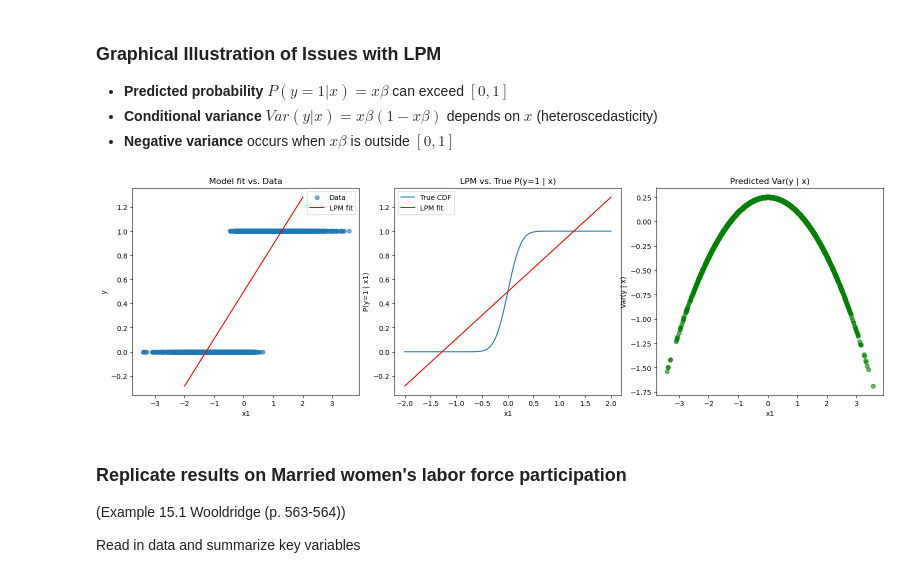
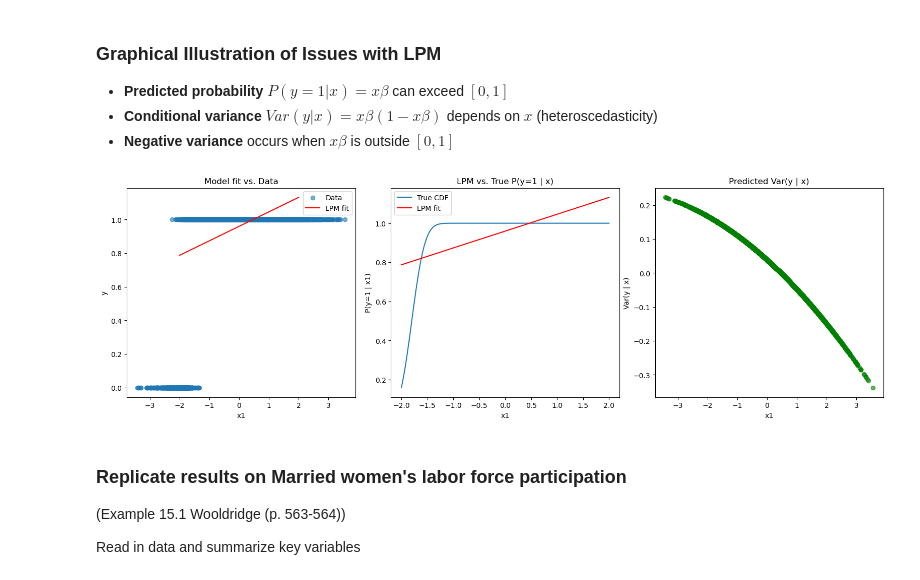
Before and after one commit to bschjerning/EconometricsB, a Jupyter notebook: lectures/10_binary_response/binary_choice.ipynb, the cells around one changed output. Saved outputs shown, nothing was run; the diff lists cells and outputs as text; code cells hidden in the pictures.

```diff
--- a/lectures/10_binary_response/binary_choice.ipynb
+++ b/lectures/10_binary_response/binary_choice.ipynb
@@ -252,11 +252,11 @@ def plot_lpmfit(y, x, beta):
 - **Conditional variance** $Var(y | x) = x \beta (1 - x \beta)$ depends on $x$ (heteroscedasticity)
 - **Negative variance** occurs when $x \beta$ is outside $[0, 1]$
 # %%
-beta = np.array([[0, 5]]).T  # try changing parameters
+beta = np.array([[9, 5]]).T  # try changing parameters
 y_sim = sim_y(x_sim, beta)
 plot_lpmfit(y_sim, x_sim, beta)
 # %% [output]
-[figure, old version]
+[figure, new version]
 # %% [markdown]
 ### Replicate results on Married women's labor force participation
 (Example 15.1 Wooldridge (p. 563-564))
```
Also changed, not shown: parts of 5 cells of this notebook.
